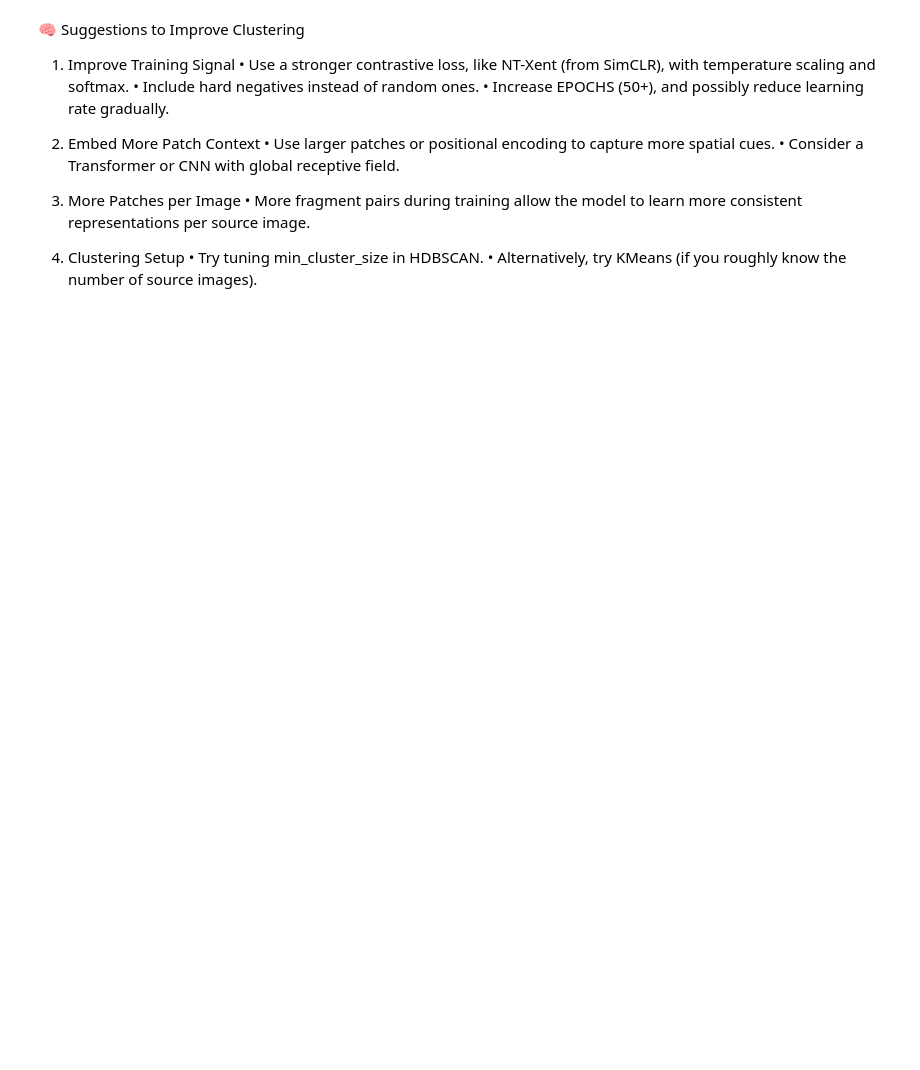
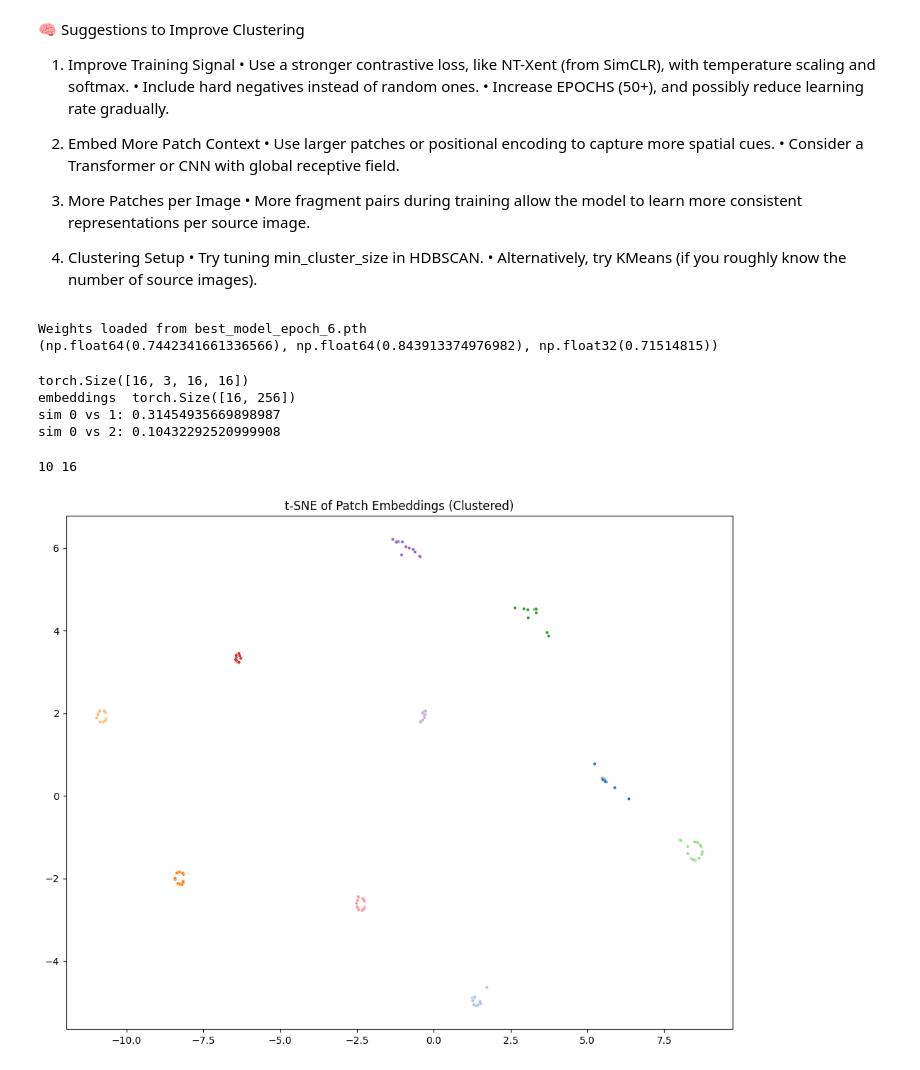
Before and after one commit to IVarha/contrastive-learning, a Jupyter notebook: net_try2.ipynb, the cells around one changed output. Saved outputs shown, nothing was run; the diff lists cells and outputs as text; code cells hidden in the pictures; blank space fills up the shorter version.

```diff
--- a/net_try2.ipynb
+++ b/net_try2.ipynb
@@ -180,8 +180,13 @@ from sklearn.metrics import adjusted_rand_score
 # %%
 from image_toolkit.nets import GATPatchCluster, create_patch_graph, GATPatchClusterVIT, ViTPatchEmbedder, TransformerPatchCluster
 from sklearn.cluster import KMeans
+from torch.optim.lr_scheduler import CosineAnnealingLR
 
-
+import torch
+import torch.nn as nn
+import torch.nn.functional as F
+from torchvision import models
+from torch.nn import TransformerEncoder, TransformerEncoderLayer
 
 import torch
 import torch.nn as nn
@@ -189,26 +194,32 @@ import torchvision.models as models
 from torch_geometric.nn import GATConv
 
 
+
+
+
 # Hyperparameters
 EPOCHS = 100
-LR = 1e-4
+LR = 1e-05
 #model = SimCLRModel(projection_dim=256).to(DEVICE)
 #model = GATPatchCluster(device=DEVICE,embed_dim=256).to(DEVICE) #0.5
-model = TransformerPatchCluster(embed_dim=256,device=DEVICE).to(DEVICE) # 0.55
+
+#model = TransformerPatchCluster(embed_dim=256,nhead=8,device=DEVICE,num_layers=10).to(DEVICE) #0.72
 #model = GATPatchClusterVIT(device=DEVICE,embed_dim=128,gat_heads=4).to(DEVICE)
 #model = ViTPatchEmbedder().to(DEVICE)
 #model = GlobalRelationTransformer(embed_dim=EMBED_DIM).to(DEVICE)
 #model = ResNetTransformer(transformer_layers=1,num_heads=1,embed_dim=EMBED_DIM).to(DEVICE)
-optimizer = torch.optim.Adam(model.parameters(), lr=LR)
+#optimizer = torch.optim.Adam(model.parameters(), lr=LR)
+optimizer = torch.optim.AdamW(model.parameters(), lr=LR)
+
 lr_scheduler = torch.optim.lr_scheduler.ReduceLROnPlateau(optimizer,mode='max', factor=0.5, patience=5)
+#lr_scheduler = CosineAnnealingLR(optimizer, T_max=EPOCHS, eta_min=1e-6)
 
-
-model.train_model(dataloader_train,
+val_losses = model.train_model(dataloader_train,
                   dataloader_test,
                   optimizer,
                   lr_scheduler,
                   epochs=100,
                   device=DEVICE,
-                  temperature=0.35#,top_k=5
+                  temperature=0.33#,top_k=5
                   )
 # %% [output]
@@ -267,6 +294,14 @@ Current learning rate: [0.0001]
 4. Clustering Setup
 	•	Try tuning min_cluster_size in HDBSCAN.
 	•	Alternatively, try KMeans (if you roughly know the number of source images).
+# %%
+#from image_toolkit.nets import evaluate_clustering_on_validation
+model.load_weights("best_model_epoch_6.pth")
+avg_ari = evaluate_clustering_on_validation(dataloader_test, model, device=DEVICE)
+print(avg_ari)
+# %% [output]
+Weights loaded from best_model_epoch_6.pth
+(np.float64(0.7442341661336566), np.float64(0.843913374976982), np.float32(0.71514815))
 # %%
 # now i want to debug
 
@@ -280,10 +315,6 @@ images2 = batch[1]
 # now compute the embeddings
 model.eval()
 with torch.no_grad():
-    initial_embeddings = model.encoder(images1.to(DEVICE)).mean(dim=[2,3])
-    edge_index = create_patch_graph(initial_embeddings, top_k=5).to(DEVICE)
-
-
 
         # Forward pass
     embeddings1 = model(images1.to(DEVICE))
@@ -296,12 +327,19 @@ with torch.no_grad():
     print("sim 0 vs 1:", sim.item())
     sim = F.cosine_similarity(embeddings1[0].unsqueeze(0), embeddings2[6].unsqueeze(0))
     print("sim 0 vs 2:", sim.item())
+# %% [output]
+torch.Size([16, 3, 16, 16])
+embeddings  torch.Size([16, 256])
+sim 0 vs 1: 0.31454935669898987
+sim 0 vs 2: 0.10432292520999908
 # %%
 import matplotlib.pyplot as plt
 from sklearn.manifold import TSNE
 from sklearn.cluster import KMeans
 import seaborn as sns
 from tqdm import tqdm
+from sklearn.cluster import AgglomerativeClustering
+
 
 # Reduce number of samples to avoid OOM
 MAX_IMAGES = 4  # use fewer if needed
@@ -311,33 +349,36 @@ all_labels = []
 
 with torch.no_grad():
     for i, (batch, labels) in enumerate(dataloader_train):
         if len(all_labels) >= MAX_IMAGES * batch.size(1):
             break
         B, N, C, H, W = batch.shape
         print(B , N)
         batch = batch.view(B * N, C, H, W).to(DEVICE)
-
+        labels = torch.arange(B).repeat_interleave(N).to(DEVICE)
 
         emb = model(batch).cpu()
         all_embeddings.append(emb)
         all_labels.extend([i] * emb.size(0))
 
 # Combine
 embeddings = torch.cat(all_embeddings).numpy()
-labels = all_labels[:len(embeddings)]
+labels = torch.arange(B).repeat_interleave(N)
 
 # t-SNE
 tsne = TSNE(n_components=2, perplexity=30, random_state=42)
 X_2d = tsne.fit_transform(embeddings)
 
 # KMeans (optional)
 kmeans = KMeans(n_clusters=10, random_state=42)
 clusters = kmeans.fit_predict(embeddings)
 
 # Plot
 plt.figure(figsize=(10, 8))
 sns.scatterplot(x=X_2d[:, 0], y=X_2d[:, 1], hue=clusters, palette="tab20", s=10, legend=False)
 plt.title("t-SNE of Patch Embeddings (Clustered)")
 plt.tight_layout()
 plt.show()
+# %% [output]
+10 16
+[figure, added]
 # %%
```
Also changed, not shown: parts of 8 cells of this notebook, 4 other files.
